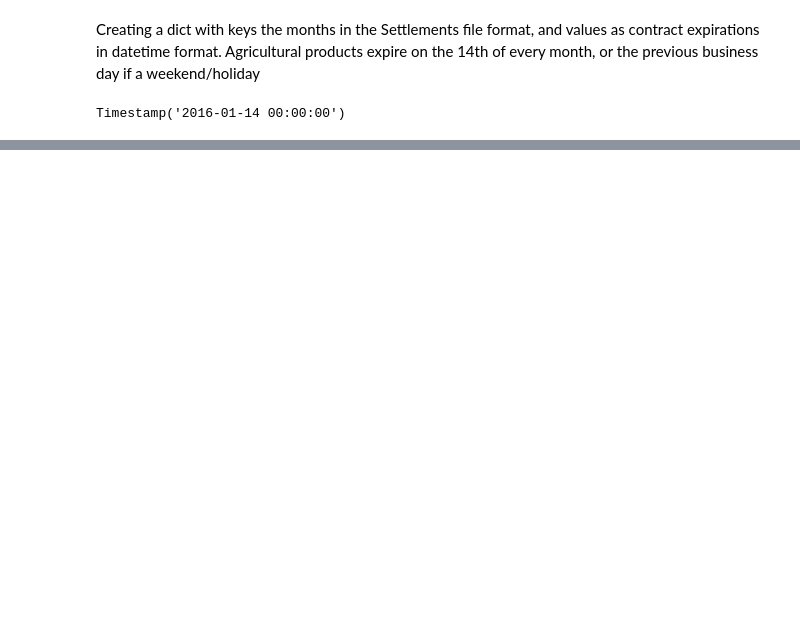
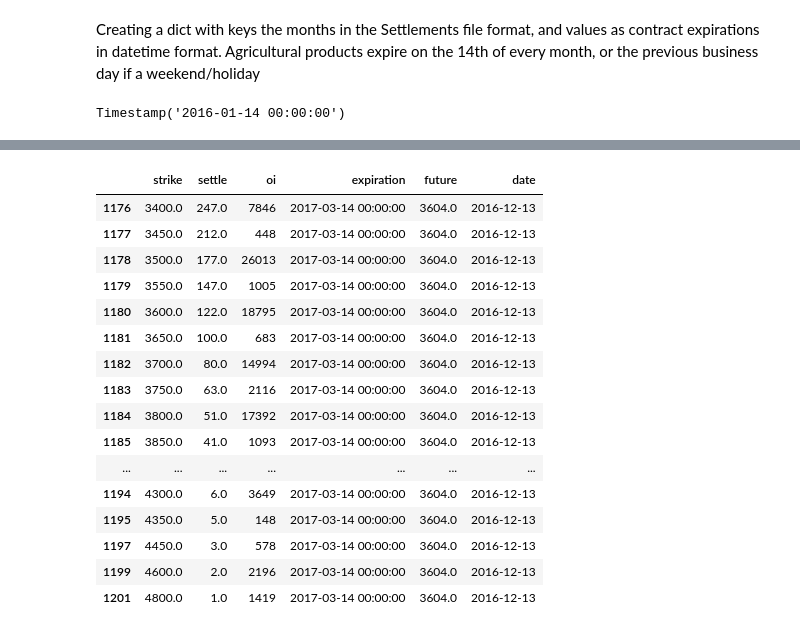
Before and after one commit to QuantCS109/TrumpTweets, a Jupyter notebook: scrape_sol.ipynb, the cells around one changed output, grey strips where cells are left out. Cells and saved outputs as stored; diff of their text form; code cells hidden in the pictures; blank space fills up the shorter version.

```diff
--- a/scrape_sol.ipynb
+++ b/scrape_sol.ipynb
@@ -48,6 +49,10 @@ Identifying agg contracts and separating by asset, sorting by date
 archs_corn = archs[ (archs[0]=='Corn') | (archs[0]=='corn') ]
 archs_wheat = archs[ (archs[0]=='Wheat') | (archs[0]=='wheat') ]
 archs_soybeans = archs[ (archs[0]=='Soybeans') | (archs[0]=='soybeans') ]
+
+archs_corn[[1,2,3]] = archs_corn[[1,2,3]].astype('int')
+archs_wheat[[1,2,3]] = archs_wheat[[1,2,3]].astype('int')
+archs_soybeans[[1,2,3]] = archs_soybeans[[1,2,3]].astype('int')
 
 arches_corn = archs_corn.sort_values(by=[3,2,1])
 arches_wheat = archs_wheat.sort_values(by=[3,2,1])
@@ -188,3 +242,23 @@ soybeans_dict = scrape_settlements('Soybeans')
+# %%
+corn_dict[list(corn_dict.keys())[50]]['Call'][2]
+# %% [output]
+|  | strike | settle | oi | expiration | future | date |
+| 1176 | 3400.0 | 247.0 | 7846 | 2017-03-14 00:00:00 | 3604.0 | 2016-12-13 |
+| 1177 | 3450.0 | 212.0 | 448 | 2017-03-14 00:00:00 | 3604.0 | 2016-12-13 |
+| 1178 | 3500.0 | 177.0 | 26013 | 2017-03-14 00:00:00 | 3604.0 | 2016-12-13 |
+| 1179 | 3550.0 | 147.0 | 1005 | 2017-03-14 00:00:00 | 3604.0 | 2016-12-13 |
+| 1180 | 3600.0 | 122.0 | 18795 | 2017-03-14 00:00:00 | 3604.0 | 2016-12-13 |
+| 1181 | 3650.0 | 100.0 | 683 | 2017-03-14 00:00:00 | 3604.0 | 2016-12-13 |
+| 1182 | 3700.0 | 80.0 | 14994 | 2017-03-14 00:00:00 | 3604.0 | 2016-12-13 |
+| 1183 | 3750.0 | 63.0 | 2116 | 2017-03-14 00:00:00 | 3604.0 | 2016-12-13 |
+| 1184 | 3800.0 | 51.0 | 17392 | 2017-03-14 00:00:00 | 3604.0 | 2016-12-13 |
+| 1185 | 3850.0 | 41.0 | 1093 | 2017-03-14 00:00:00 | 3604.0 | 2016-12-13 |
+| ... | ... | ... | ... | ... | ... | ... |
+| 1194 | 4300.0 | 6.0 | 3649 | 2017-03-14 00:00:00 | 3604.0 | 2016-12-13 |
+| 1195 | 4350.0 | 5.0 | 148 | 2017-03-14 00:00:00 | 3604.0 | 2016-12-13 |
+| 1197 | 4450.0 | 3.0 | 578 | 2017-03-14 00:00:00 | 3604.0 | 2016-12-13 |
+| 1199 | 4600.0 | 2.0 | 2196 | 2017-03-14 00:00:00 | 3604.0 | 2016-12-13 |
+| 1201 | 4800.0 | 1.0 | 1419 | 2017-03-14 00:00:00 | 3604.0 | 2016-12-13 |
 # %%
 import pickle
 
```
Also changed, not shown: parts of 7 cells of this notebook, 6 other files.
